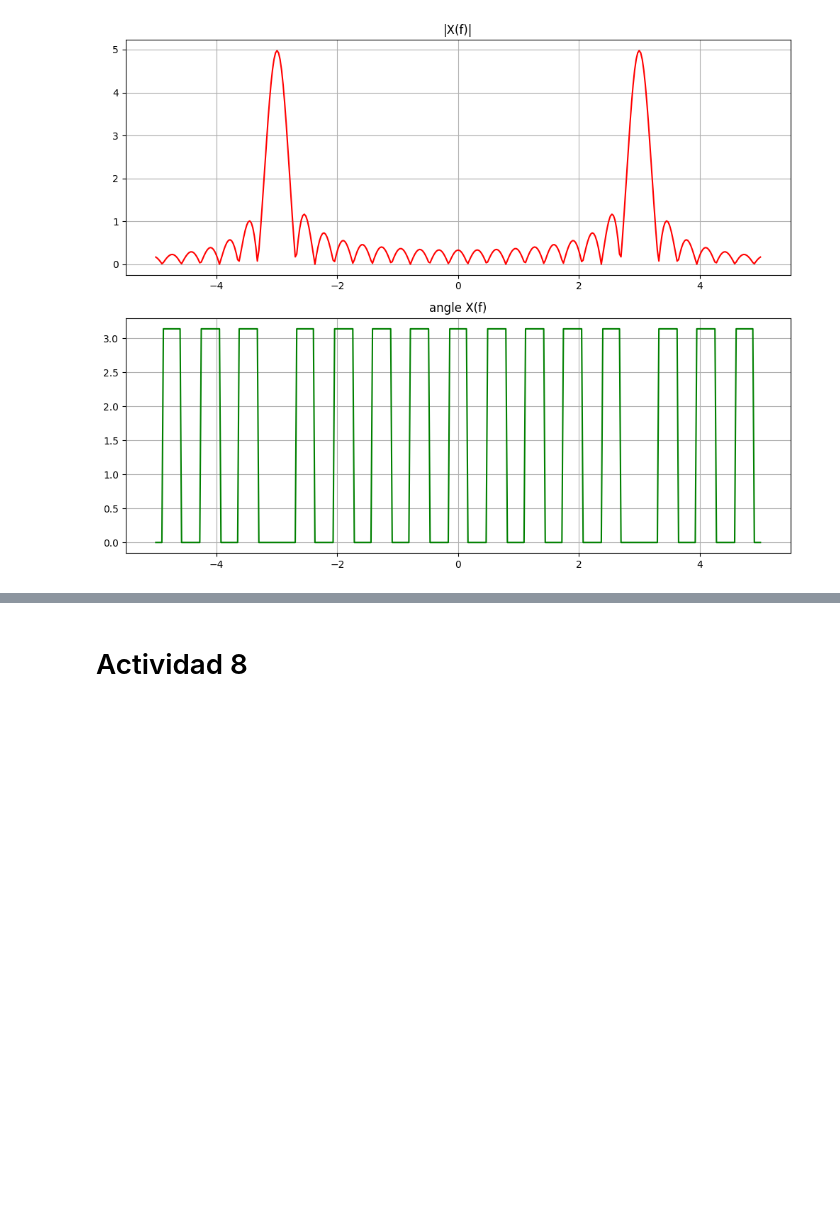
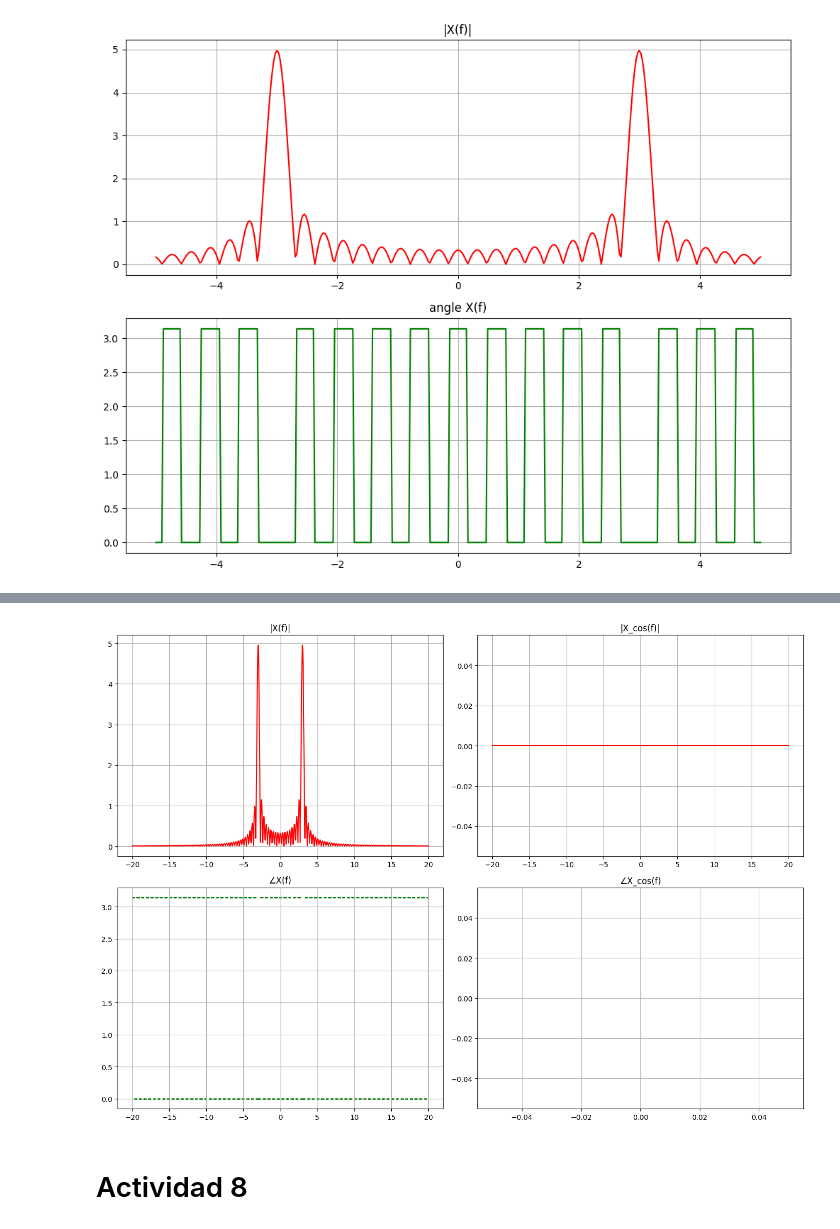
Before and after one commit to Lekkito/analisis-de-se-ales, a Jupyter notebook: tp4.ipynb, the cells around one changed output, grey strips where cells are left out. Saved outputs shown, nothing was run; the diff lists cells and outputs as text; code cells hidden in the pictures; blank space fills up the shorter version.

```diff
--- a/tp4.ipynb
+++ b/tp4.ipynb
@@ -244,2 +298,57 @@ plt.show()
+# %%
+import numpy as np
+import matplotlib.pyplot as plt
+import sympy as sp
+
+# Definir las variables simbólicas
+t, w, f = sp.symbols('t w f')
+f0 = 3
+
+# Definir la función X(f) ya calculada
+X = 5 * (sp.sinc(10 * sp.pi*(f - f0)) + sp.sinc(10 *sp.pi* (f + f0)))
+
+# Calcular el módulo y la fase de X(f)
+f_vals = np.linspace(-20, 20, 800)
+XM = [sp.Abs(X.subs(f, val)) for val in f_vals]
+XP = [sp.arg(X.subs(f, val)) for val in f_vals]
+
+# Definir la función x(t) = cos(2 * pi * f0 * t)
+x = sp.cos(2 * sp.pi * f0 * t)
+
+# Calcular la transformada de Fourier de x(t)
+X_cos_w = sp.fourier_transform(x, t, w)
+X_cos_f = X_cos_w.subs(w, 2 * sp.pi * f)
+
+# Calcular el módulo y la fase de la transformada de Fourier de x(t)
+XM_cos = [sp.Abs(X_cos_f.subs(f, val)) for val in f_vals]
+XP_cos = [sp.arg(X_cos_f.subs(f, val)) for val in f_vals]
+
+# Crear una figura con subplots para comparar ambas funciones
+fig, axs = plt.subplots(2, 2, figsize=(14, 10))
+
+# Graficar el módulo de X(f)
+axs[0, 0].plot(f_vals, XM, 'r')
+axs[0, 0].set_title('|X(f)|')
+axs[0, 0].grid()
+
+# Graficar la fase de X(f) sin líneas que conecten las discontinuidades
+axs[1, 0].scatter(f_vals, XP, color='g', s=1)
+axs[1, 0].set_title('∠X(f)')
+axs[1, 0].grid()
+
+# Graficar el módulo de la transformada de Fourier de x(t)
+axs[0, 1].plot(f_vals, XM_cos, 'r')
+axs[0, 1].set_title('|X_cos(f)|')
+axs[0, 1].grid()
+
+# Graficar la fase de la transformada de Fourier de x(t) sin líneas que conecten las discontinuidades
+axs[1, 1].scatter(f_vals, XP_cos, color='g', s=1)
+axs[1, 1].set_title('∠X_cos(f)')
+axs[1, 1].grid()
+
+plt.tight_layout()
+plt.show()
+# %% [output]
+[figure, added]
 # %% [markdown]
 # Actividad 8
```
Also changed, not shown: parts of 5 cells of this notebook, 1 other file.
